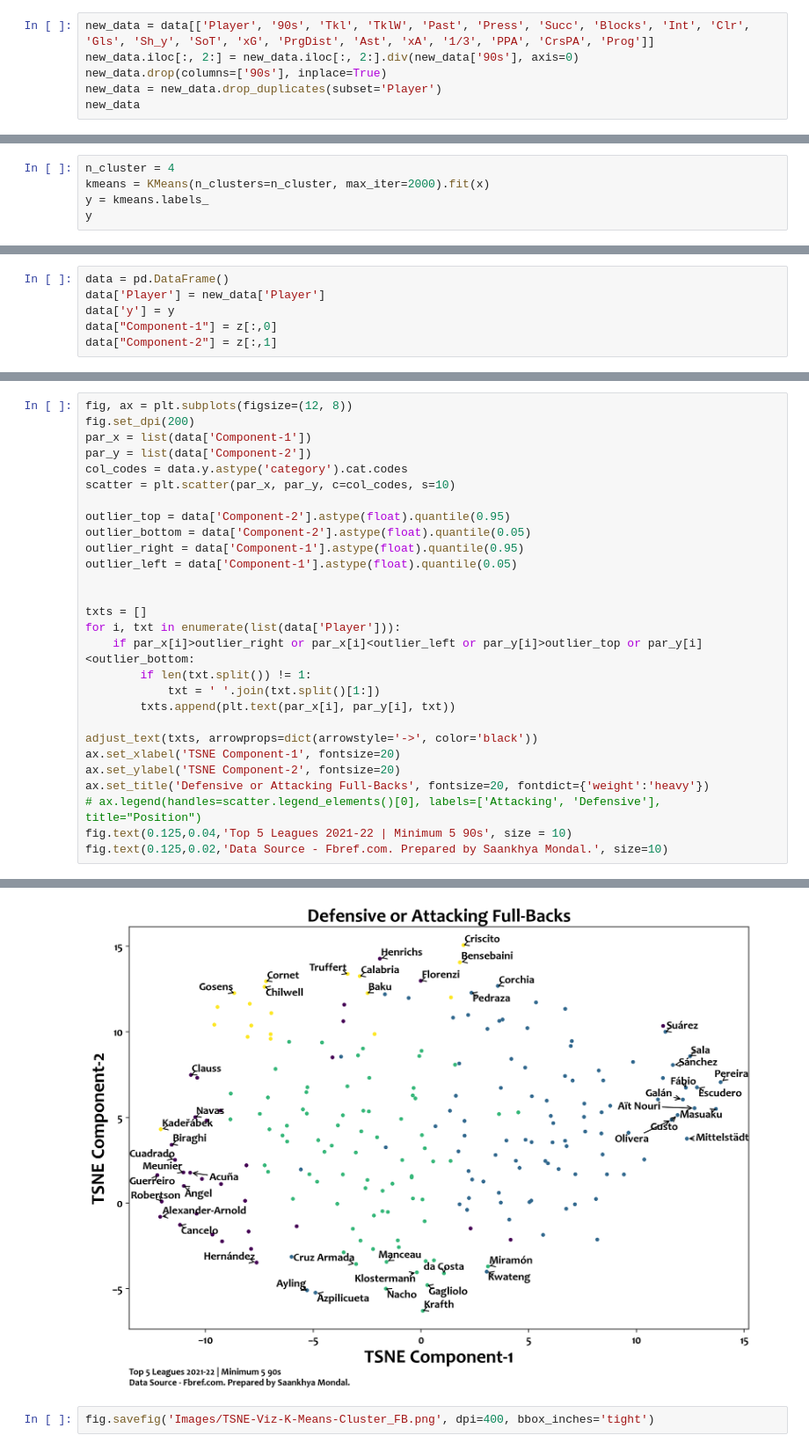
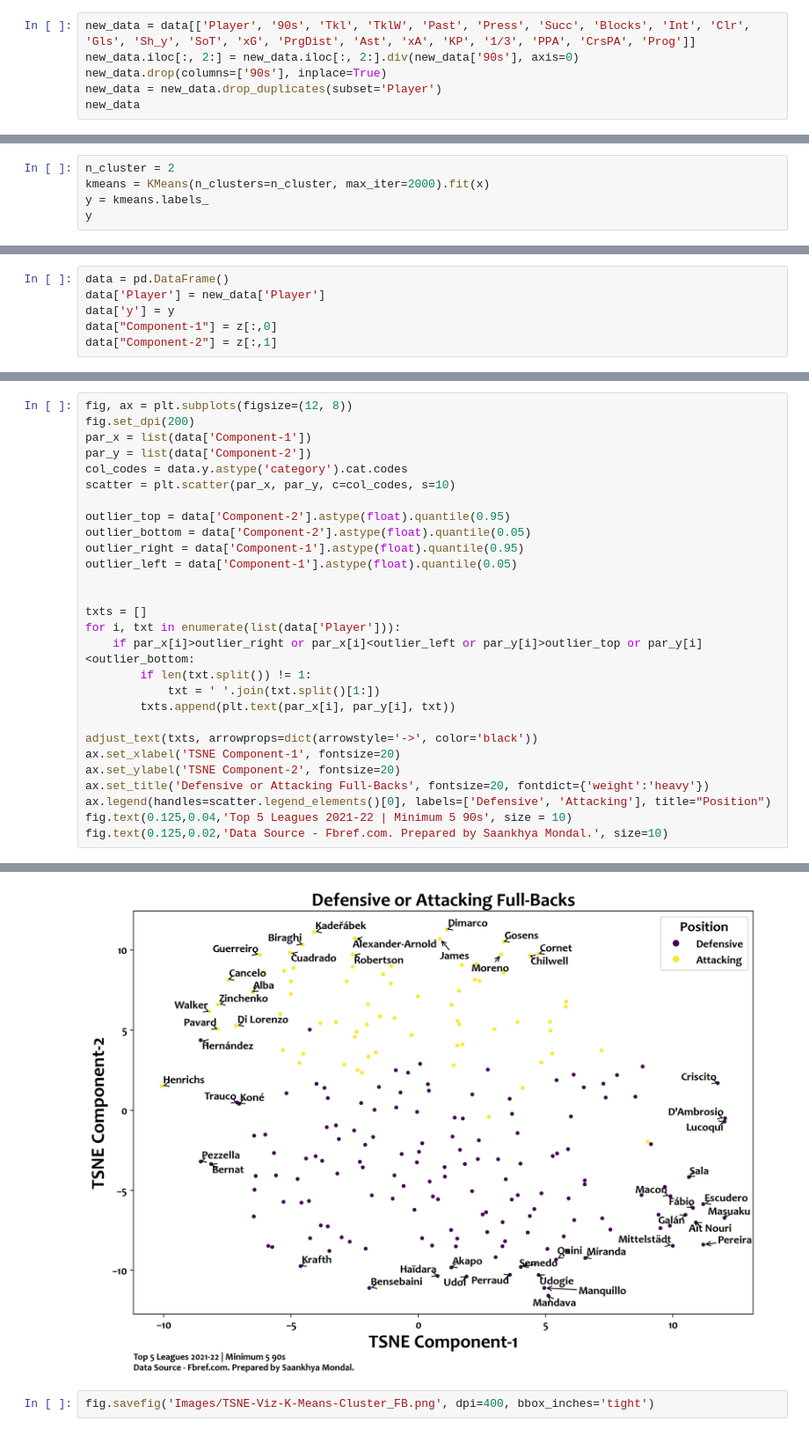
Before and after one commit to sm823zw/Football-Data-Analysis-and-Viz, a Jupyter notebook: defensive actions.ipynb, the cells around one changed output, grey strips where cells are left out. Shown at 88% size. Drawn from its saved outputs; the diff is of its cells as text.

Commit message:
Added new plots

```diff
--- a/defensive actions.ipynb
+++ b/defensive actions.ipynb
@@ -309,7 +309,7 @@ Data columns (total 75 columns):
 dtypes: int64(1), object(74)
 memory usage: 133.0+ KB
 # %%
-new_data = data[['Player', '90s', 'Tkl', 'TklW', 'Past', 'Press', 'Succ', 'Blocks', 'Int', 'Clr', 'Gls', 'Sh_y', 'SoT', 'xG', 'PrgDist', 'Ast', 'xA', '1/3', 'PPA', 'CrsPA', 'Prog']]
+new_data = data[['Player', '90s', 'Tkl', 'TklW', 'Past', 'Press', 'Succ', 'Blocks', 'Int', 'Clr', 'Gls', 'Sh_y', 'SoT', 'xG', 'PrgDist', 'Ast', 'xA', 'KP', '1/3', 'PPA', 'CrsPA', 'Prog']]
 new_data.iloc[:, 2:] = new_data.iloc[:, 2:].div(new_data['90s'], axis=0)
 new_data.drop(columns=['90s'], inplace=True)
 new_data = new_data.drop_duplicates(subset='Player')
@@ -349,7 +349,7 @@ x = new_data.iloc[:, 1:].astype(float)
 x = np.array(x)
 x = (x - np.mean(x, axis=0))/np.std(x, axis=0)
 # %%
-n_cluster = 4
+n_cluster = 2
 kmeans = KMeans(n_clusters=n_cluster, max_iter=2000).fit(x)
 y = kmeans.labels_
 y
@@ -401,33 +401,33 @@ data
 # %%
 fig, ax = plt.subplots(figsize=(12, 8))
 fig.set_dpi(200)
 par_x = list(data['Component-1'])
 par_y = list(data['Component-2'])
 col_codes = data.y.astype('category').cat.codes
 scatter = plt.scatter(par_x, par_y, c=col_codes, s=10)
 
 outlier_top = data['Component-2'].astype(float).quantile(0.95)
 outlier_bottom = data['Component-2'].astype(float).quantile(0.05)
 outlier_right = data['Component-1'].astype(float).quantile(0.95)
 outlier_left = data['Component-1'].astype(float).quantile(0.05)
 
 
 txts = []
 for i, txt in enumerate(list(data['Player'])):
     if par_x[i]>outlier_right or par_x[i]<outlier_left or par_y[i]>outlier_top or par_y[i]<outlier_bottom:
         if len(txt.split()) != 1:
             txt = ' '.join(txt.split()[1:])
         txts.append(plt.text(par_x[i], par_y[i], txt))
 
 adjust_text(txts, arrowprops=dict(arrowstyle='->', color='black'))
 ax.set_xlabel('TSNE Component-1', fontsize=20)
 ax.set_ylabel('TSNE Component-2', fontsize=20)
 ax.set_title('Defensive or Attacking Full-Backs', fontsize=20, fontdict={'weight':'heavy'})
-# ax.legend(handles=scatter.legend_elements()[0], labels=['Attacking', 'Defensive'], title="Position")
+ax.legend(handles=scatter.legend_elements()[0], labels=['Defensive', 'Attacking'], title="Position")
 fig.text(0.125,0.04,'Top 5 Leagues 2021-22 | Minimum 5 90s', size = 10)
 fig.text(0.125,0.02,'Data Source - Fbref.com. Prepared by Saankhya Mondal.', size=10)
 # %% [output]
 Text(0.125, 0.02, 'Data Source - Fbref.com. Prepared by Saankhya Mondal.')
-[figure, old version]
+[figure, new version]
 # %%
 fig.savefig('Images/TSNE-Viz-K-Means-Cluster_FB.png', dpi=400, bbox_inches='tight')
```
Also changed, not shown: parts of 16 cells of this notebook, 6 other files.
